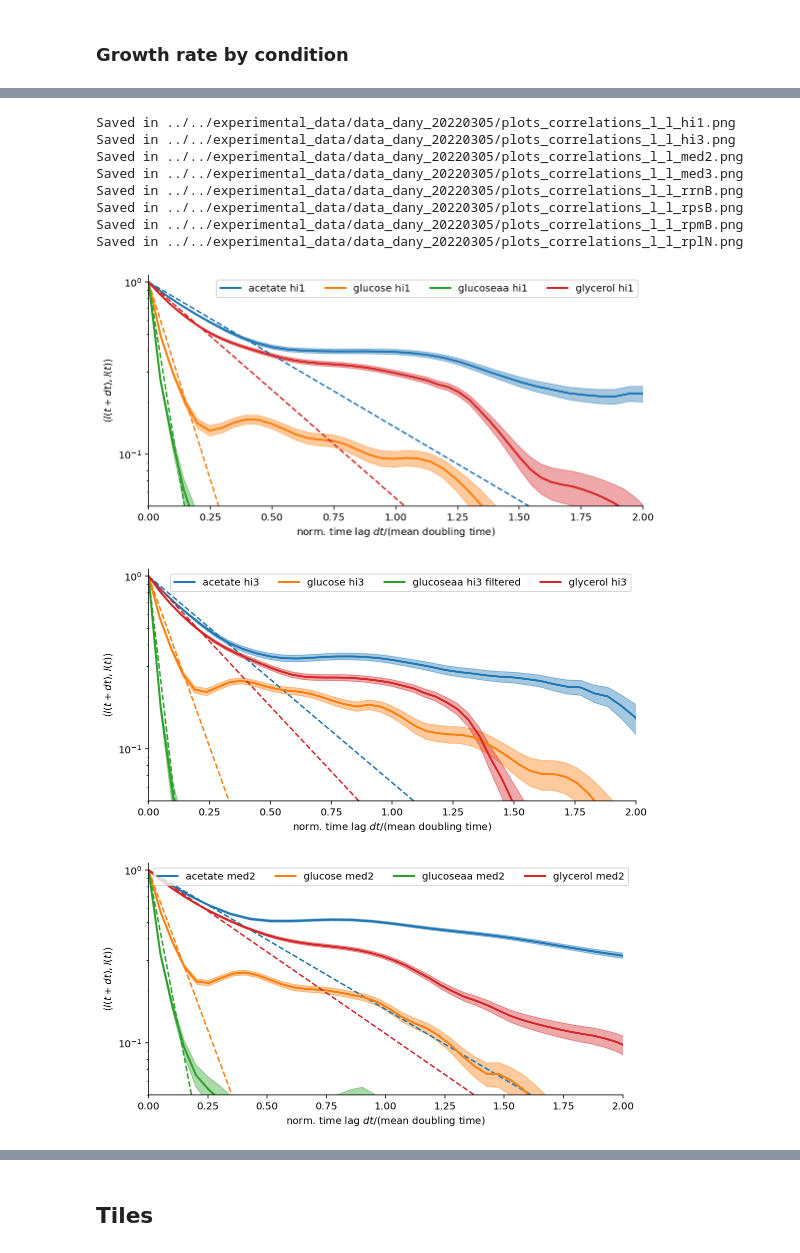
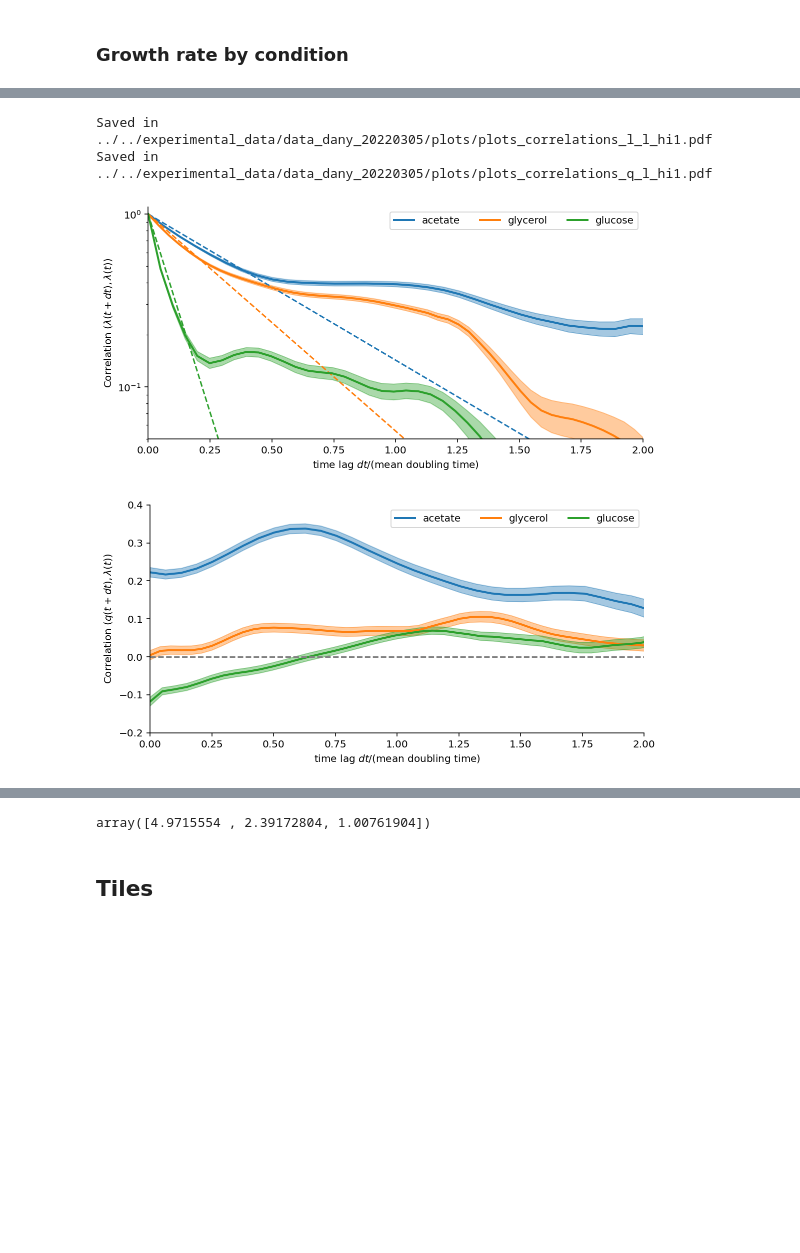
Before and after one commit to bjks/gfp_gaussian_process, a Jupyter notebook: python_src/plot_correlations_from_npz.ipynb, the cells around one changed output, grey strips where cells are left out. Saved outputs shown, nothing was run; the diff lists cells and outputs as text; code cells hidden in the pictures; blank space fills up the shorter version.

```diff
--- a/python_src/plot_correlations_from_npz.ipynb
+++ b/python_src/plot_correlations_from_npz.ipynb
@@ -286,7 +291,8 @@ def plot_xy_correlation_list(correlation_function_list, x, y,
                                 err_style="bar",
                                 log=False,
                                 min_joint_number=0,
-                                fit=False):
+                                fit=False,
+                                highlight_zero=False):
 
     norm = mcolors.Normalize(vmin=0, vmax=9.9)
 
@@ -377,7 +383,8 @@ def plot_xy_correlation_list(correlation_function_list, x, y,
         else:
             ax0.plot(dts, dts*0, color=color)
 
-
+    if highlight_zero:
+        ax0.axhline(y=0, ls='--', color="grey",)
     # ===== layout ===== #
     if log:
         ax0.set_yscale('log')
@@ -393,7 +400,7 @@ def plot_xy_correlation_list(correlation_function_list, x, y,
         ax0.legend(ncol=4)
 
     if scale_t:
-        ax0.set_xlabel(r'norm. time lag $dt/$(mean doubling time)')
+        ax0.set_xlabel(r'time lag $dt/$(mean doubling time)')
 
     else:
         ax0.set_xlabel(r"time lag $dt$")
@@ -409,9 +416,11 @@ def plot_xy_correlation_list(correlation_function_list, x, y,
 # %%
 input_dir = "../../experimental_data/data_dany_20220305/"
 
-plot_dir = os.path.join(input_dir, "plots_correlations_{:s}_{:s}_{:s}.png")
+plot_dir = os.path.join(input_dir, "plots/plots_correlations_{:s}_{:s}_{:s}.pdf")
 
 corralations_filenames = get_input_files(input_dir, keyword="correlations", ext=".npz")
+
+corralations_filenames = [cf for cf in corralations_filenames if not "glucoseaa" in cf]
 
 conditions = ["acetate", "glycerol", "glucose", "glucoseaa"]
 promoters = ['hi1', 'hi3', 'med2', 'med3', 'rrnB', 'rpsB', 'rpmB', 'rplN']
@@ -456,6 +465,14 @@ def get_filtered_values(indict, filter=None):
         if filter==None or filter in k.split('_'):
             out.append(indict[k])
     return out
+
+def sort_dict(indict, sort_key):
+    out = {}
+    for sk in sort_key:
+        for k in indict.keys():
+            if sk in k:
+                out[k] = indict[k]
+    return out
 # %% [markdown]
 ### Growth rate by condition
 # %%
@@ -524,28 +542,43 @@ Saved in ../../experimental_data/data_dany_20220305/plots_correlations_l_l_gluco
 #                                 log=False,
 #                                 min_joint_number=1)
 # %%
-for promoter in promoters:
+corr_dict = sort_dict(corr_dict, ["acetate", "glycerol", "glucose"])
+gamma_lambdas = sort_dict(gamma_lambdas, ["acetate", "glycerol", "glucose"])
+mean_lambdas = sort_dict(mean_lambdas, ["acetate", "glycerol", "glucose"])
+
+
+for promoter in promoters[:1]:
     plot_xy_correlation_list(get_filtered_values(corr_dict, promoter),
                                 "l(t+dt)", "l(t)",
                                 plot_file=plot_dir.format("l", "l", promoter),
-                                label=get_filtered_keys(corr_dict, promoter),
+                                label=get_filtered_keys(corr_dict, promoter, keep="condition"),
                                 gamma=get_filtered_values(gamma_lambdas, promoter),
                                 mean_lambda = get_filtered_values(mean_lambdas, promoter),
+                                ylabel=r"Correlation $(\lambda(t+dt),\lambda(t))$",
                                 scale_t=True,
                                 ylim=[0.05, 1.1],
                                 xlim=[0, 2],
                                 err_style="fill",
                                 log=True,
                                 min_joint_number=1)
+
+for promoter in promoters[:1]:
+    plot_xy_correlation_list(get_filtered_values(corr_dict, promoter),
+                                "q(t+dt)", "l(t)",
+                                plot_file=plot_dir.format("q", "l", promoter),
+                                label=get_filtered_keys(corr_dict, promoter, keep="condition"),
+                                # gamma=get_filtered_values(gamma_lambdas, promoter),
+                                mean_lambda = get_filtered_values(mean_lambdas, promoter),
+                                ylabel=r"Correlation $(q(t+dt),\lambda(t))$",
+                                scale_t=True,
+                                ylim=[-0.2, 0.4],
+                                xlim=[0, 2],
+                                err_style="fill",
+                                log=False,
+                                min_joint_number=1,
+                                highlight_zero=True)
 # %% [output]
-Saved in ../../experimental_data/data_dany_20220305/plots_correlations_l_l_hi1.png
-Saved in ../../experimental_data/data_dany_20220305/plots_correlations_l_l_hi3.png
-Saved in ../../experimental_data/data_dany_20220305/plots_correlations_l_l_med2.png
-Saved in ../../experimental_data/data_dany_20220305/plots_correlations_l_l_med3.png
-Saved in ../../experimental_data/data_dany_20220305/plots_correlations_l_l_rrnB.png
-Saved in ../../experimental_data/data_dany_20220305/plots_correlations_l_l_rpsB.png
-Saved in ../../experimental_data/data_dany_20220305/plots_correlations_l_l_rpmB.png
-Saved in ../../experimental_data/data_dany_20220305/plots_correlations_l_l_rplN.png
+Saved in ../../experimental_data/data_dany_20220305/plots/plots_correlations_l_l_hi1.pdf
+Saved in ../../experimental_data/data_dany_20220305/plots/plots_correlations_q_l_hi1.pdf
-[figure, old version]
+[figure, new version]
-[figure, old version]
+[figure, new version]
-[figure, removed]
@@ -557,3 +585,8 @@ Saved in ../../experimental_data/data_dany_20220305/plots_correlations_l_l_rplN.
+# %%
+mean_lambda = get_filtered_values(mean_lambdas, "hi1")
+np.log(2.)/(np.array(mean_lambda)*60)
+# %% [output]
+array([4.9715554 , 2.39172804, 1.00761904])
 # %% [markdown]
 ## Tiles
 # %%
```
Also changed, not shown: parts of 4 cells of this notebook, 4 other files.
